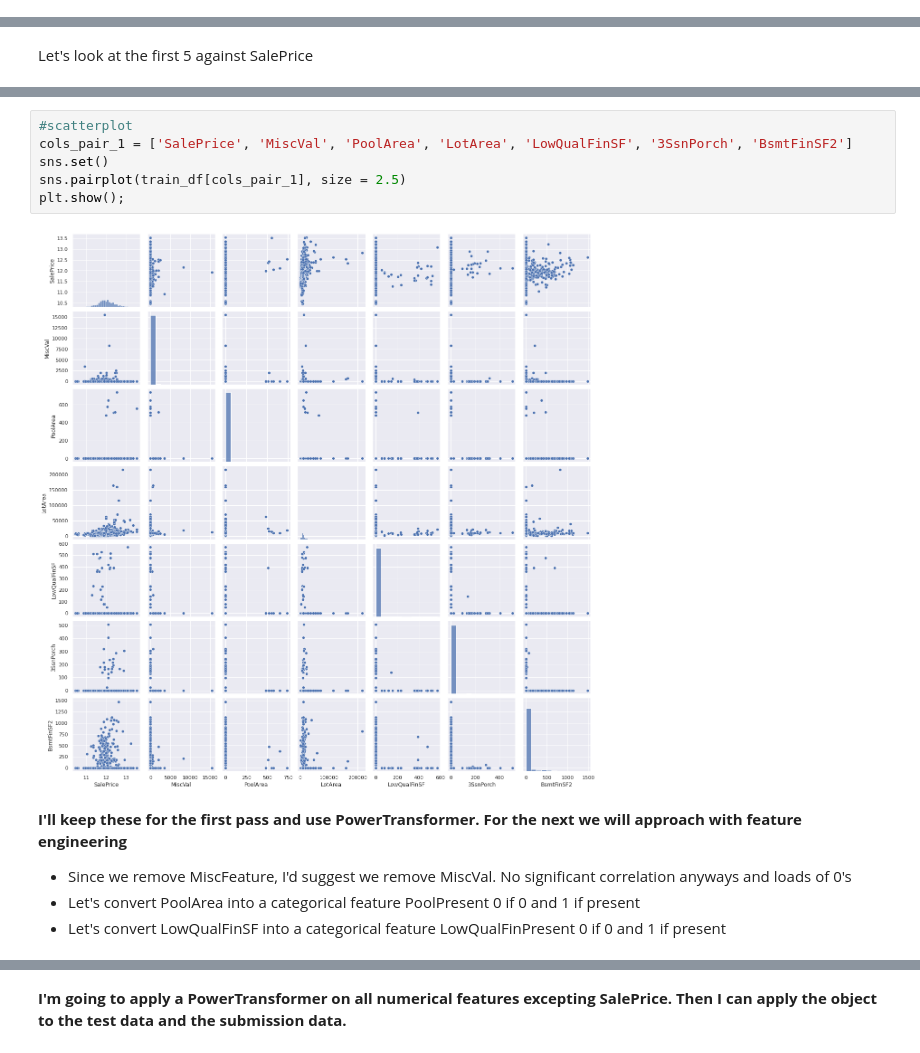
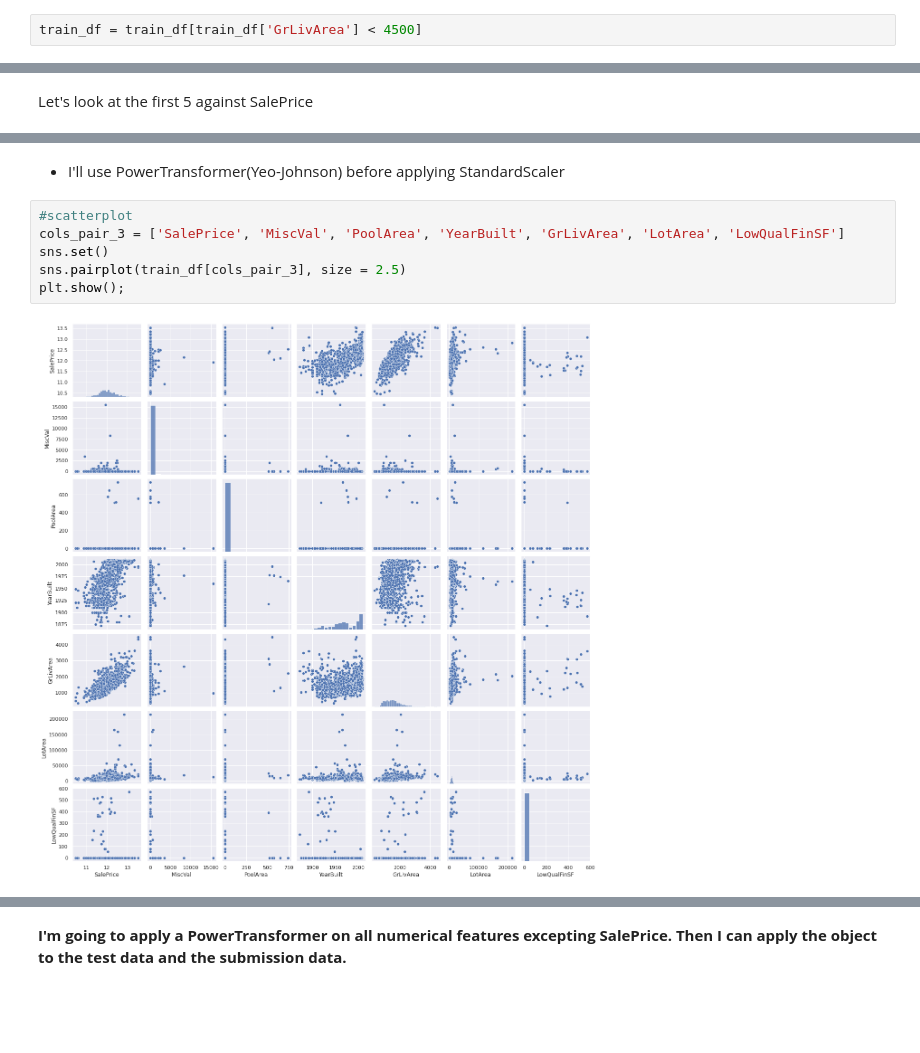
Before and after one commit to radclijd/Ames_House_Prices, a Jupyter notebook: 2nd_Notebook_Ames_House_SalePrice.ipynb, the cells around one changed output, grey strips where cells are left out. Saved outputs shown, nothing was run; the diff lists cells and outputs as text; blank space fills up the shorter version.

Commit message:
Kaggle Notebook | 2nd_Notebook_Ames_House_Price | Version 12

```diff
--- a/2nd_Notebook_Ames_House_SalePrice.ipynb
+++ b/2nd_Notebook_Ames_House_SalePrice.ipynb
@@ -591,3 +575,5 @@ We also have some outliers. I'll keep them in for now.
+# %%
+train_df = train_df[train_df['GrLivArea'] < 4500]
 # %%
 # catagorical variable:  GarageCars
 fig, ax = plt.subplots(1,2, figsize =(16, 7))
@@ -810,13 +812,10 @@ Let's look at the first 5 against SalePrice
+# %% [markdown]
+* I'll use PowerTransformer(Yeo-Johnson) before applying StandardScaler
 # %%
 #scatterplot
-cols_pair_1 = ['SalePrice', 'MiscVal', 'PoolArea', 'LotArea', 'LowQualFinSF', '3SsnPorch', 'BsmtFinSF2']
+cols_pair_3 = ['SalePrice', 'MiscVal', 'PoolArea', 'YearBuilt', 'GrLivArea', 'LotArea', 'LowQualFinSF']
 sns.set()
-sns.pairplot(train_df[cols_pair_1], size = 2.5)
+sns.pairplot(train_df[cols_pair_3], size = 2.5)
 plt.show();
 # %% [output]
-[figure, old version]
+[figure, new version]
-# %% [markdown]
-**I'll keep these for the first pass and use PowerTransformer. For the next we will approach with feature engineering**
-* Since we remove MiscFeature, I'd suggest we remove MiscVal. No significant correlation anyways and loads of 0's
-* Let's convert PoolArea into a categorical feature PoolPresent 0 if 0 and 1 if present
-* Let's convert LowQualFinSF into a categorical feature LowQualFinPresent 0 if 0 and 1 if present
```
Also changed, not shown: parts of 77 cells of this notebook.
